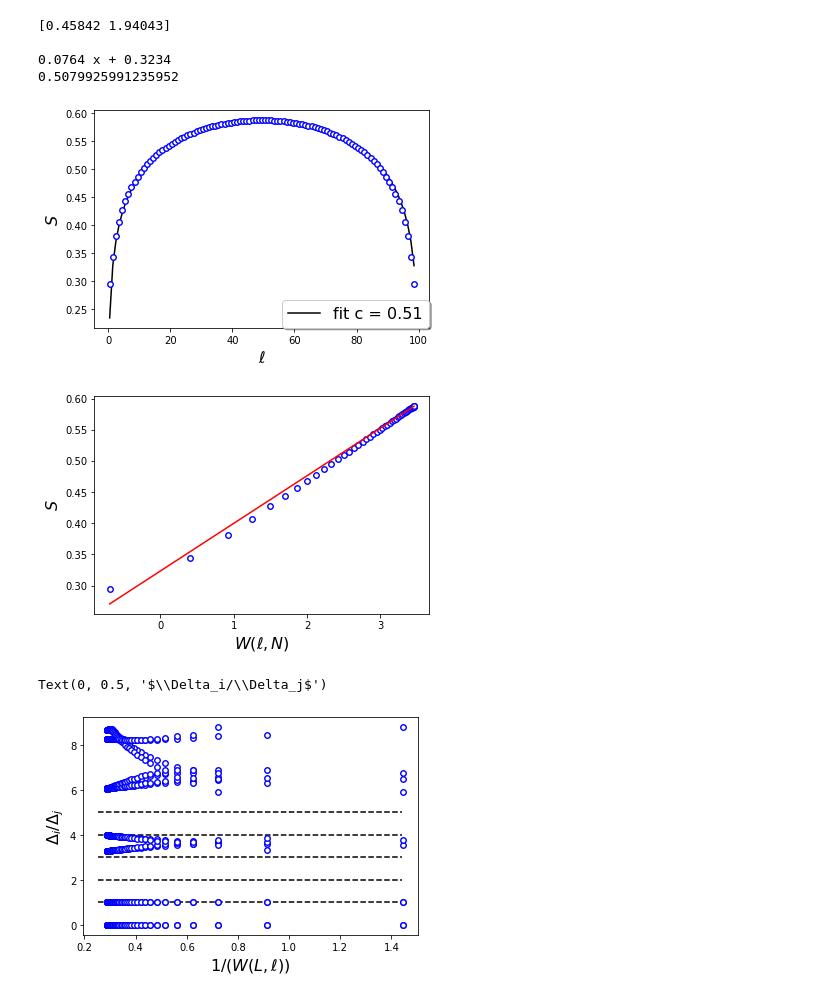
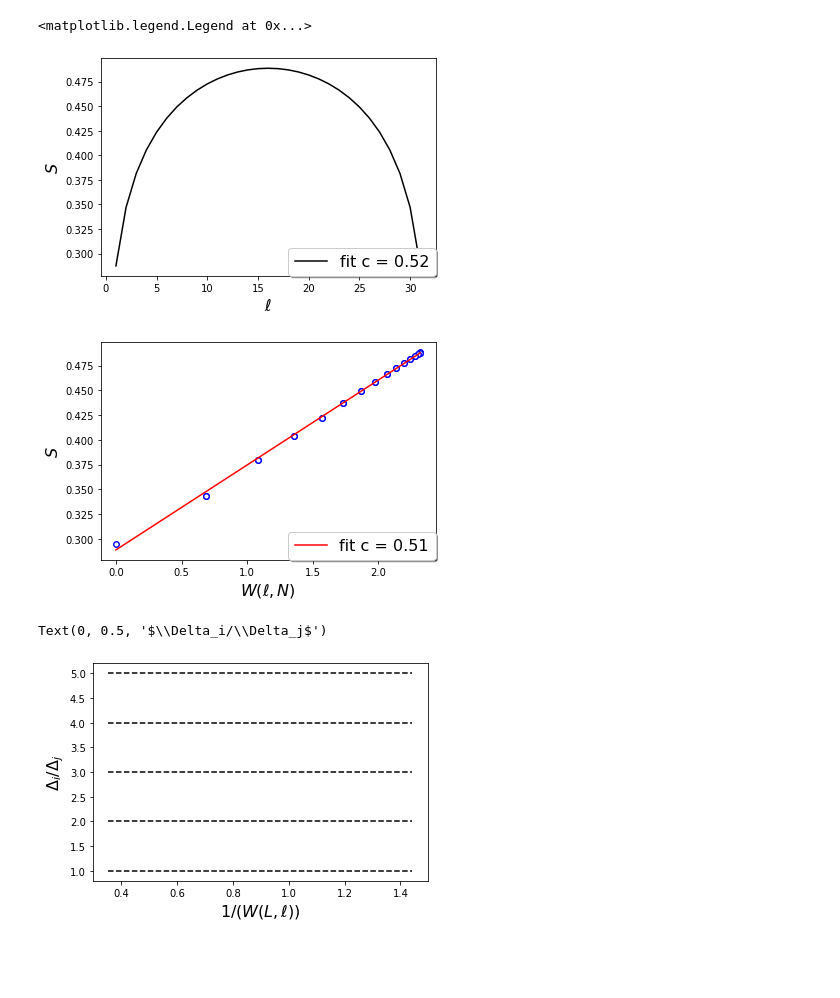
Before and after one commit to starsfordummies/dummyrg, a Jupyter notebook: code/self_dual/ising/isingSD_groundstate.ipynb, the cells around one changed output. Cells and saved outputs as stored; diff of their text form; code cells hidden in the pictures; blank space fills up the shorter version.

```diff
--- a/code/self_dual/ising/isingSD_groundstate.ipynb
+++ b/code/self_dual/ising/isingSD_groundstate.ipynb
@@ -18,8 +18,8 @@ tenpy.tools.misc.setup_logging(to_stdout="INFO")
 # %%
 # Parameters
 
-L = 100
-chiMax = 700
+L = 32
+chiMax = 500
 
 
 model_params = {
@@ -148,24 +155,25 @@ print(entrop)
 
 # Fit the central charge "c" against the CFT prediction
 
+
 def fitFunc(x, c, a):
         return (c / 6) * np.log(L/np.pi * np.sin(np.pi*x/L)) + a
 
-ell= np.arange(0.5, L-1)
+ell= np.arange(1, L)
 entropies= np.array(entrop)
 
 w_l_L = [np.log(L/np.pi*np.sin(np.pi*ell[k]/L)) for k in range(0,len(ell))]
 
 fitParams, fitCovariances = curve_fit(fitFunc,ell[10:-10] ,entropies[10:-10])
 
-plt.errorbar(ell,
-                 entropies,
-                 fmt='o',
-                 c='blue',
-                 ms=5.5,
-                 markerfacecolor='white',
-                 markeredgecolor='blue',
-                 markeredgewidth=1.4)
+# plt.errorbar(ell,
+#                  entropies,
+#                  fmt='o',
+#                  c='blue',
+#                  ms=5.5,
+#                  markerfacecolor='white',
+#                  markeredgecolor='blue',
+#                  markeredgewidth=1.4)
 
 plt.plot(ell,
              fitFunc(ell, fitParams[0], fitParams[1]),
@@ -180,63 +188,67 @@ plt.legend(loc='lower right', borderaxespad=0., fancybox=True, shadow=True, font
 
 fig_ent= plt.figure()
 
-plt.plot(w_l_L[0:50],entropies[0:50], 'o',
+plt.plot(w_l_L[0:-1],entropies[0:-1], 'o',
                  c='blue',
                  ms=5.5,
                  markerfacecolor='white',
                  markeredgecolor='blue',
-                 markeredgewidth=1.4 )
+                 markeredgewidth=1.4,
+                )
 
 plt.xlabel(r'$W(\ell,N)$', fontsize=16)
 plt.ylabel(r'$S$', fontsize=16)
 
-z2= np.polyfit(w_l_L[40:50], entropies[40:50], 1)
+# Linear fit the S(W) curve
+z2= np.polyfit(w_l_L, entropies, 1)
 p2=np.poly1d(z2)
 
-plt.plot(np.linspace(np.min(w_l_L),np.max(w_l_L)),p2(np.linspace(np.min(w_l_L),np.max(w_l_L))),'-',color='red')
+plt.plot(
+np.linspace(np.min(w_l_L),np.max(w_l_L)),
+p2(np.linspace(np.min(w_l_L),np.max(w_l_L))),
+'-',
+color='red',
+label='fit c = {c:.2f}'.format(c = 6*z2[0]))
 
-print(z2*6)
-print(p2)
+plt.legend(loc='lower right', borderaxespad=0., fancybox=True, shadow=True, fontsize=16)
 
-central_charge, const, res = tenpy.tools.fit.central_charge_from_S_profile(psi)
-print(central_charge)
+
+#print(z2*6)
+#print(p2)
 # %% [output]
-[0.45842 1.94043]
-
-0.0764 x + 0.3234
-0.5079925991235952
+<matplotlib.legend.Legend at 0x...>
-[figure, old version]
+[figure, new version]
-[figure, old version]
+[figure, new version]
 # %%
 spectrum = psi.entanglement_spectrum()
 
 #ent_gaps=[spectrum[k]-spectrum[k][0] for k in  range(len(spectrum))]
 ent_gaps = [lam - lam[0] for lam in spectrum]
 
 #ent_ratios=[ent_gaps[k][0:10]/ent_gaps[k][1] for k in  range(len(spectrum))]
 ent_ratios = [rr[0:8]/rr[1] for rr in ent_gaps]
 
 for pos in range(2,L-1):
     elle=1./(np.log(L/np.pi*np.sin(np.pi*float(pos)/L)))*np.ones(len(ent_ratios[pos]))
-    plt.errorbar(elle,
-                 ent_ratios[pos],
-                 fmt='o',
-                 c='blue',
-                 ms=5.5,
-                 markerfacecolor='white',
-                 markeredgecolor='blue',
-                 markeredgewidth=1.4)
+    # plt.errorbar(elle,
+    #              ent_ratios[pos],
+    #              fmt='o',
+    #              c='blue',
+    #              ms=5.5,
+    #              markerfacecolor='white',
+    #              markeredgecolor='blue',
+    #              markeredgewidth=1.4)
 
 plt.hlines([1,2,3,4,5],
      1./np.log(L/2+1), 1./np.log(2), colors='k', linestyles='dashed')
 
 #plt.hlines([3.5],   1./np.log(L/2+1),  1./np.log(2), colors='r', linestyles='dashed')
 
 plt.xlabel(r'$1/(W(L,\ell))$', fontsize=16)
 plt.ylabel(r'$\Delta_i/\Delta_j$', fontsize=16)
 # %% [output]
 Text(0, 0.5, '$\\Delta_i/\\Delta_j$')
-[figure, old version]
+[figure, new version]
 # %%
 low=3
 high=L-low
```
Also changed, not shown: parts of 9 cells of this notebook.
